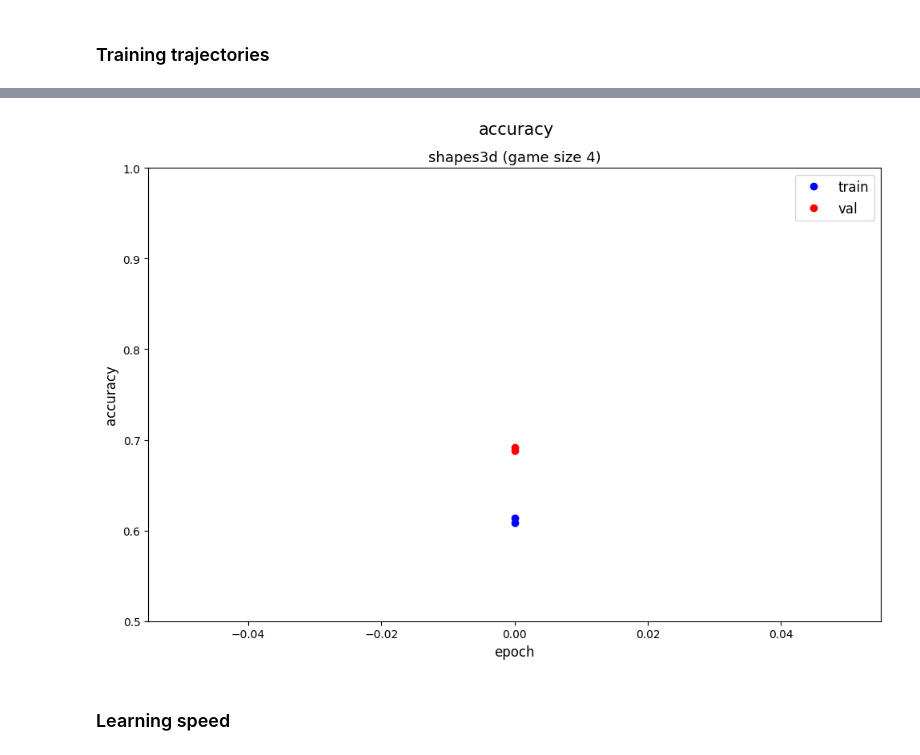
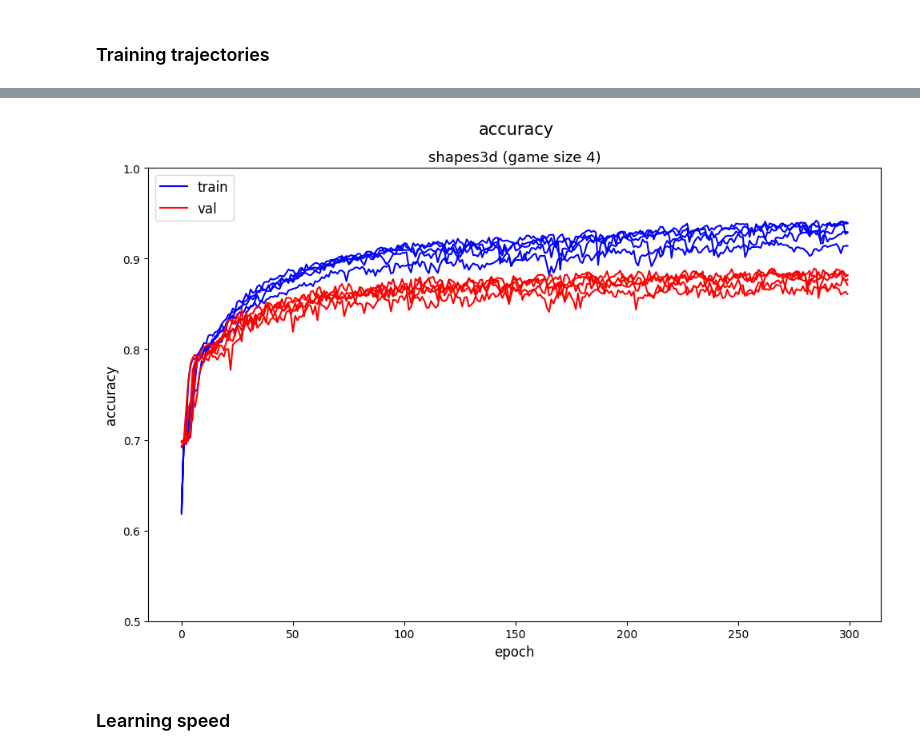
Before and after one commit to mariia55/emergent-abstractions_biased, a Jupyter notebook: analysis_cnn.ipynb, the cells around one changed output, grey strips where cells are left out. Drawn from its saved outputs; the diff is of its cells as text; code cells hidden in the pictures.

```diff
--- a/analysis_cnn.ipynb
+++ b/analysis_cnn.ipynb
@@ -20,7 +20,7 @@ n_attributes = [3,]
 n_epochs = 300
 n_datasets = 2 #len(datasets)
 datasets = ['(3,4)',]
-paths = ['results/3dshapes/' + 'shapes3d_feat_rep_game_size_' + str(game_size) + '_vsf_3']
+path_3ds = ['results/3dshapes/' + 'shapes3d_feat_rep_game_size_' + str(game_size) + '_vsf_3']
 # %%
 context_unaware = False # whether original or context_unaware simulations are evaluated
 if context_unaware:
@@ -52,7 +34,8 @@ print(type(all_accuracies['train_acc']))
 # %%
-plot_training_trajectory(shapes3d=True, results_train=all_accuracies['train_acc'], results_val=all_accuracies['val_acc'], ylim=(0.5, 1), steps=(1, 1), n_epochs=1, plot_indices=(1, ), plot_shape=(1, 1))
+all_accuracies_3ds = load_accuracies(path_3ds, n_runs=5, n_epochs=300, val_steps=1, zero_shot=False, context_unaware=context_unaware)
+plot_training_trajectory(shapes3d=True, results_train=all_accuracies_3ds['train_acc'], results_val=all_accuracies_3ds['val_acc'], ylim=(0.5, 1), steps=(1, 1), plot_indices=(1, ), plot_shape=(1, 1))
 # %% [output]
-[figure, old version]
+[figure, new version]
 # %% [markdown]
 ### Learning speed
 # %%
```
Also changed, not shown: parts of 77 cells of this notebook, 5 other files.
